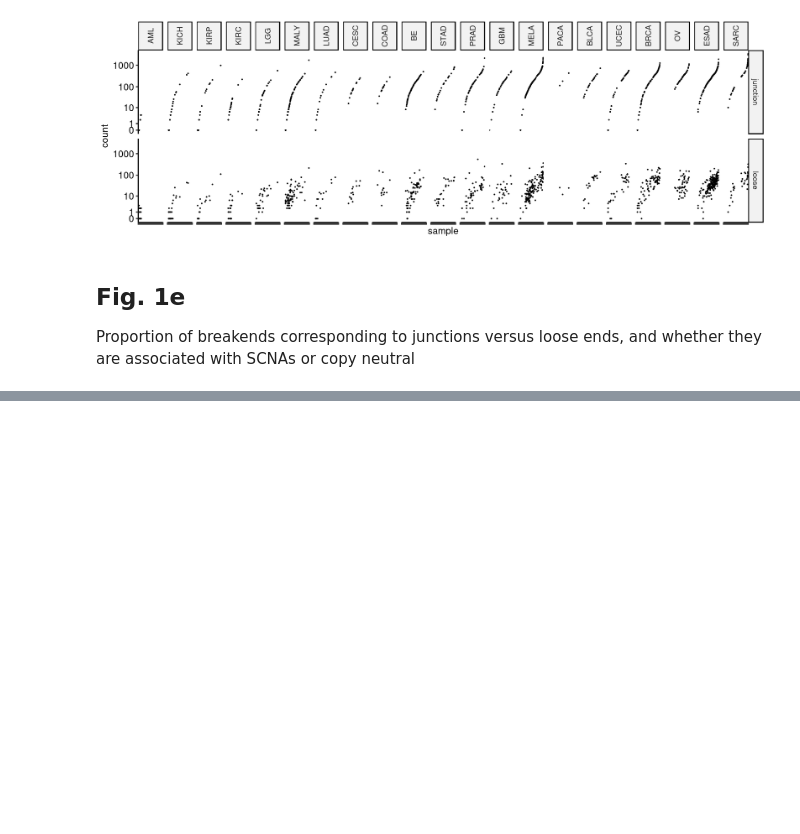
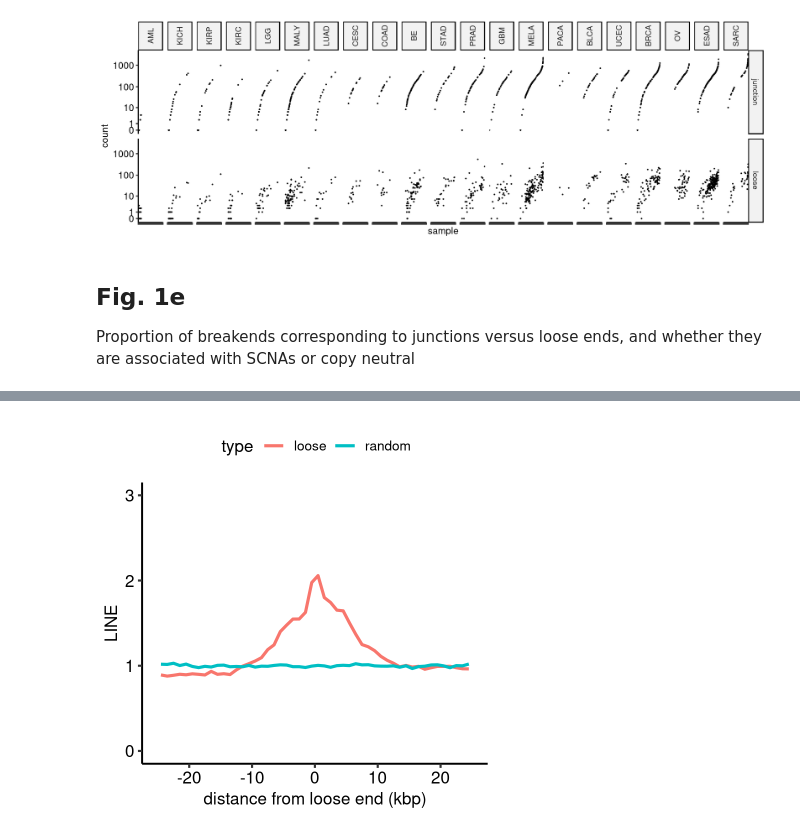
Before and after one commit to mskilab/loose_ends_2023, a Jupyter notebook: notebooks/figures.ipynb, the cells around one changed output, grey strips where cells are left out. Cells and saved outputs as stored; diff of their text form; code cells hidden in the pictures; blank space fills up the shorter version.

```diff
--- a/notebooks/figures.ipynb
+++ b/notebooks/figures.ipynb
@@ -168,0 +207,24 @@ Proportion of breakends corresponding to junctions versus loose ends, and whethe
+# %%
+base.unmappable.tiles = readRDS("./data/genome_info/base.unmappable.tiles.gr.rds")
+subject.dt = readRDS("./data/sequence_context/loose.ends.and.random.sites.rds")
+
+base.unmappable.alift.gr = gUtils::anchorlift(query = base.unmappable.tiles,
+                                              subject = dt2gr(subject.gr),
+                                              include.values = TRUE,
+                                              window = 1e5)
+
+base.unmappable.alift.dt = as.data.table(base.unmappable.alift.gr)
+base.unmappable.alift.dt[, bin := easy.cut((start + end) / 2, start = -1e5, end = 1e5, step = 1e3)]
+base.unmappable.alift.dt[, bin := as.numeric(as.character(bin))]
+pt.dt = base.unmappable.alift.dt[, .(count = .N), by = .(bin, type)]
+pt.dt[, norm.factor := .SD[(bin < -5e3 & bin > -4e4), mean(count, na.rm = TRUE)], by = .(type)]
+pt.dt[, norm.n := count / norm.factor]
+pt.dt = pt.dt[abs(bin) < 25e3]
+pt.dt[, x := - bin]
+
+pt = ggplot(pt.dt[type == "loose" | type == "random"], aes(x = x / 1e3, y = norm.n, color = type)) +
+    geom_line(position = "identity", stat = "identity", size = 0.8) +
+    labs(x = "distance from loose end (kbp)", y = "LINE") + theme_bw() +
+    ggpubr::theme_pubr() +
+    ylim(0, 3) +
+    xlim(-25, 25)
@@ -168,0 +249,5 @@ Proportion of breakends corresponding to junctions versus loose ends, and whethe
+# %%
+options(repr.plot.height = 4, repr.plot.width = 4, repr.plot.res = 200)
+pt
+# %% [output]
+[figure, added]
```
Also changed, not shown: parts of 56 cells of this notebook, 21 other files.
